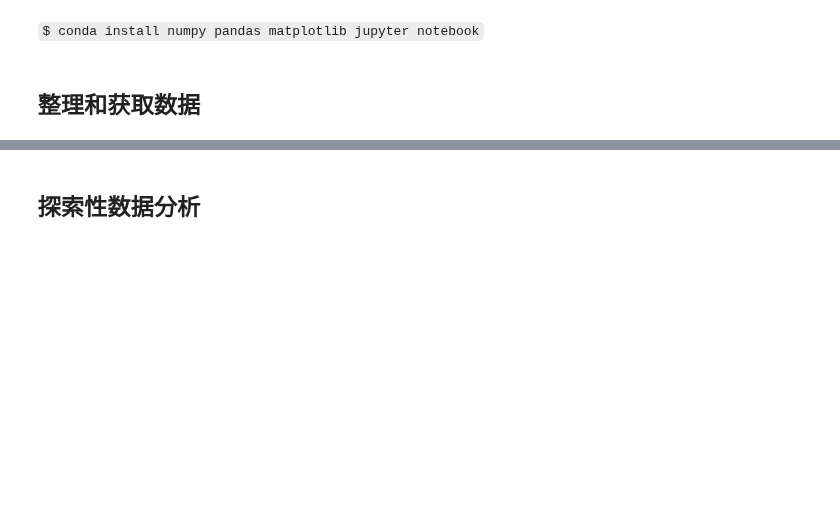
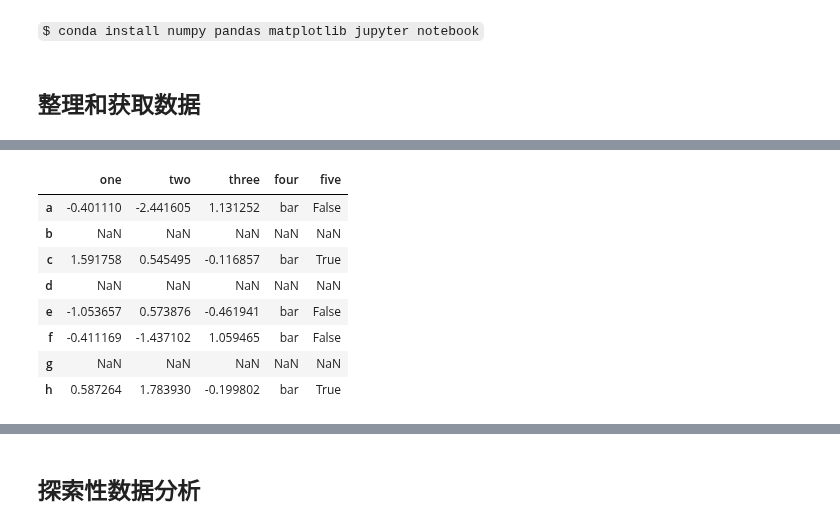
Before and after one commit to freefrog1986/DataScienceSlides, a Jupyter notebook: DataSciencePPT.ipynb, the cells around one changed output, grey strips where cells are left out. Drawn from its saved outputs; the diff is of its cells as text; code cells hidden in the pictures; blank space fills up the shorter version.

Commit message:
finish tidy data

```diff
--- a/DataSciencePPT.ipynb
+++ b/DataSciencePPT.ipynb
@@ -189,0 +372,17 @@ array([[1.5, 3. , 4.5],
+# %%
+df = pd.DataFrame(np.random.randn(5, 3), index=['a', 'c', 'e', 'f', 'h'], columns=['one', 'two', 'three'])
+df['four'] = 'bar'
+df['five'] = df['one'] > 0
+df2 = df.reindex(['a', 'b', 'c', 'd', 'e', 'f', 'g', 'h'])
+# %%
+df2
+# %% [output]
+|  | one | two | three | four | five |
+| a | -0.401110 | -2.441605 | 1.131252 | bar | False |
+| b | NaN | NaN | NaN | NaN | NaN |
+| c | 1.591758 | 0.545495 | -0.116857 | bar | True |
+| d | NaN | NaN | NaN | NaN | NaN |
+| e | -1.053657 | 0.573876 | -0.461941 | bar | False |
+| f | -0.411169 | -1.437102 | 1.059465 | bar | False |
+| g | NaN | NaN | NaN | NaN | NaN |
+| h | 0.587264 | 1.783930 | -0.199802 | bar | True |
```
Also changed, not shown: parts of 31 cells of this notebook, 6 other files.
